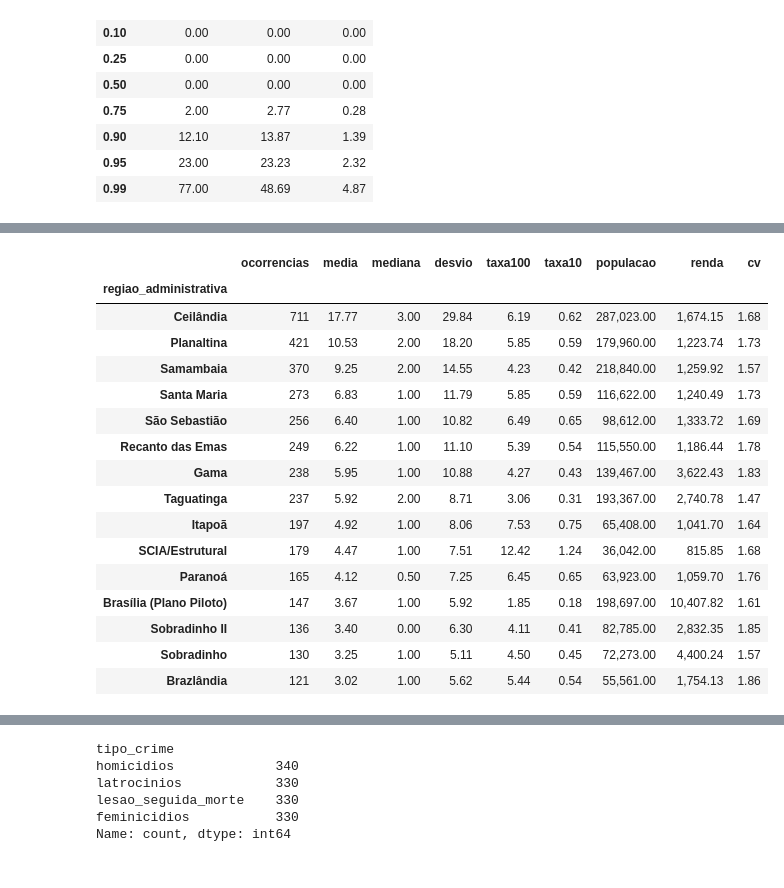
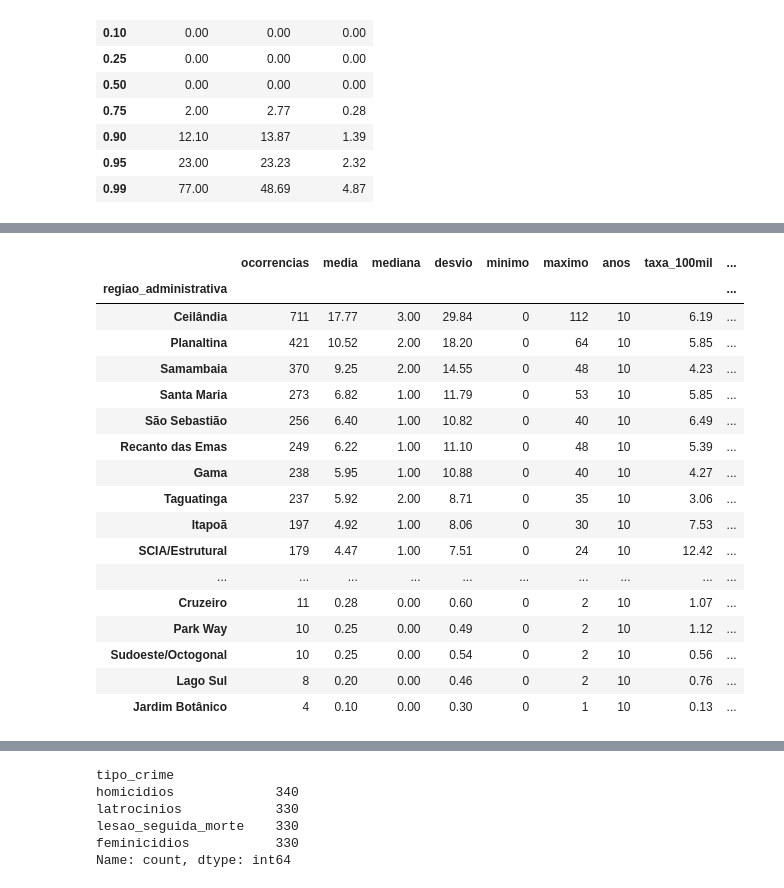
Before and after one commit to gabri-eu/Crimes_Violentos_DF, a Jupyter notebook: notebooks/03_analise_descritiva.ipynb, the cells around one changed output, grey strips where cells are left out. Cells and saved outputs as stored; diff of their text form; code cells hidden in the pictures.

```diff
--- a/notebooks/03_analise_descritiva.ipynb
+++ b/notebooks/03_analise_descritiva.ipynb
@@ -221,15 +229,3 @@ Distrito Federal: 1
-# %%
-base_ra_territorial= (
-    base
-    .query("nivel_geografico == 'Região Administrativa'")
-    .copy()
-)
-
-base_df = (
-    base
-    .query("nivel_geografico == 'Distrito Federal'")
-    .copy()
-)
 # %%
 base[
     [
@@ -415,29 +418,31 @@ Name: ocorrencias, dtype: int64
 # %%
+# ==============================================================================
+# Ranking de ocorrências acumuladas por RA
+# ==============================================================================
+
 ranking_ocorrencias = (
-    base_ra_territorial
-    .sort_values(
-        "ocorrencias",
-        ascending=False
-    )
+    estatisticas_ra
+    .sort_values("ocorrencias", ascending=False)
 )
 
-ranking_ocorrencias.head(15)
+ranking_ocorrencias
 # %% [output]
-|  | ocorrencias | media | mediana | desvio | taxa100 | taxa10 | populacao | renda | cv |
-| regiao_administrativa |  |  |  |  |  |  |  |  |  |
-| Ceilândia | 711 | 17.77 | 3.00 | 29.84 | 6.19 | 0.62 | 287,023.00 | 1,674.15 | 1.68 |
-| Planaltina | 421 | 10.53 | 2.00 | 18.20 | 5.85 | 0.59 | 179,960.00 | 1,223.74 | 1.73 |
-| Samambaia | 370 | 9.25 | 2.00 | 14.55 | 4.23 | 0.42 | 218,840.00 | 1,259.92 | 1.57 |
-| Santa Maria | 273 | 6.83 | 1.00 | 11.79 | 5.85 | 0.59 | 116,622.00 | 1,240.49 | 1.73 |
-| São Sebastião | 256 | 6.40 | 1.00 | 10.82 | 6.49 | 0.65 | 98,612.00 | 1,333.72 | 1.69 |
-| Recanto das Emas | 249 | 6.22 | 1.00 | 11.10 | 5.39 | 0.54 | 115,550.00 | 1,186.44 | 1.78 |
-| Gama | 238 | 5.95 | 1.00 | 10.88 | 4.27 | 0.43 | 139,467.00 | 3,622.43 | 1.83 |
-| Taguatinga | 237 | 5.92 | 2.00 | 8.71 | 3.06 | 0.31 | 193,367.00 | 2,740.78 | 1.47 |
-| Itapoã | 197 | 4.92 | 1.00 | 8.06 | 7.53 | 0.75 | 65,408.00 | 1,041.70 | 1.64 |
-| SCIA/Estrutural | 179 | 4.47 | 1.00 | 7.51 | 12.42 | 1.24 | 36,042.00 | 815.85 | 1.68 |
-| Paranoá | 165 | 4.12 | 0.50 | 7.25 | 6.45 | 0.65 | 63,923.00 | 1,059.70 | 1.76 |
-| Brasília (Plano Piloto) | 147 | 3.67 | 1.00 | 5.92 | 1.85 | 0.18 | 198,697.00 | 10,407.82 | 1.61 |
-| Sobradinho II | 136 | 3.40 | 0.00 | 6.30 | 4.11 | 0.41 | 82,785.00 | 2,832.35 | 1.85 |
-| Sobradinho | 130 | 3.25 | 1.00 | 5.11 | 4.50 | 0.45 | 72,273.00 | 4,400.24 | 1.57 |
-| Brazlândia | 121 | 3.02 | 1.00 | 5.62 | 5.44 | 0.54 | 55,561.00 | 1,754.13 | 1.86 |
+|  | ocorrencias | media | mediana | desvio | minimo | maximo | anos | taxa_100mil | ... |
+| regiao_administrativa |  |  |  |  |  |  |  |  | ... |
+| Ceilândia | 711 | 17.77 | 3.00 | 29.84 | 0 | 112 | 10 | 6.19 | ... |
+| Planaltina | 421 | 10.52 | 2.00 | 18.20 | 0 | 64 | 10 | 5.85 | ... |
+| Samambaia | 370 | 9.25 | 2.00 | 14.55 | 0 | 48 | 10 | 4.23 | ... |
+| Santa Maria | 273 | 6.82 | 1.00 | 11.79 | 0 | 53 | 10 | 5.85 | ... |
+| São Sebastião | 256 | 6.40 | 1.00 | 10.82 | 0 | 40 | 10 | 6.49 | ... |
+| Recanto das Emas | 249 | 6.22 | 1.00 | 11.10 | 0 | 48 | 10 | 5.39 | ... |
+| Gama | 238 | 5.95 | 1.00 | 10.88 | 0 | 40 | 10 | 4.27 | ... |
+| Taguatinga | 237 | 5.92 | 2.00 | 8.71 | 0 | 35 | 10 | 3.06 | ... |
+| Itapoã | 197 | 4.92 | 1.00 | 8.06 | 0 | 30 | 10 | 7.53 | ... |
+| SCIA/Estrutural | 179 | 4.47 | 1.00 | 7.51 | 0 | 24 | 10 | 12.42 | ... |
+| ... | ... | ... | ... | ... | ... | ... | ... | ... | ... |
+| Cruzeiro | 11 | 0.28 | 0.00 | 0.60 | 0 | 2 | 10 | 1.07 | ... |
+| Park Way | 10 | 0.25 | 0.00 | 0.49 | 0 | 2 | 10 | 1.12 | ... |
+| Sudoeste/Octogonal | 10 | 0.25 | 0.00 | 0.54 | 0 | 2 | 10 | 0.56 | ... |
+| Lago Sul | 8 | 0.20 | 0.00 | 0.46 | 0 | 2 | 10 | 0.76 | ... |
+| Jardim Botânico | 4 | 0.10 | 0.00 | 0.30 | 0 | 1 | 10 | 0.13 | ... |
 # %%
```
Also changed, not shown: parts of 17 cells of this notebook, 7 other files.
